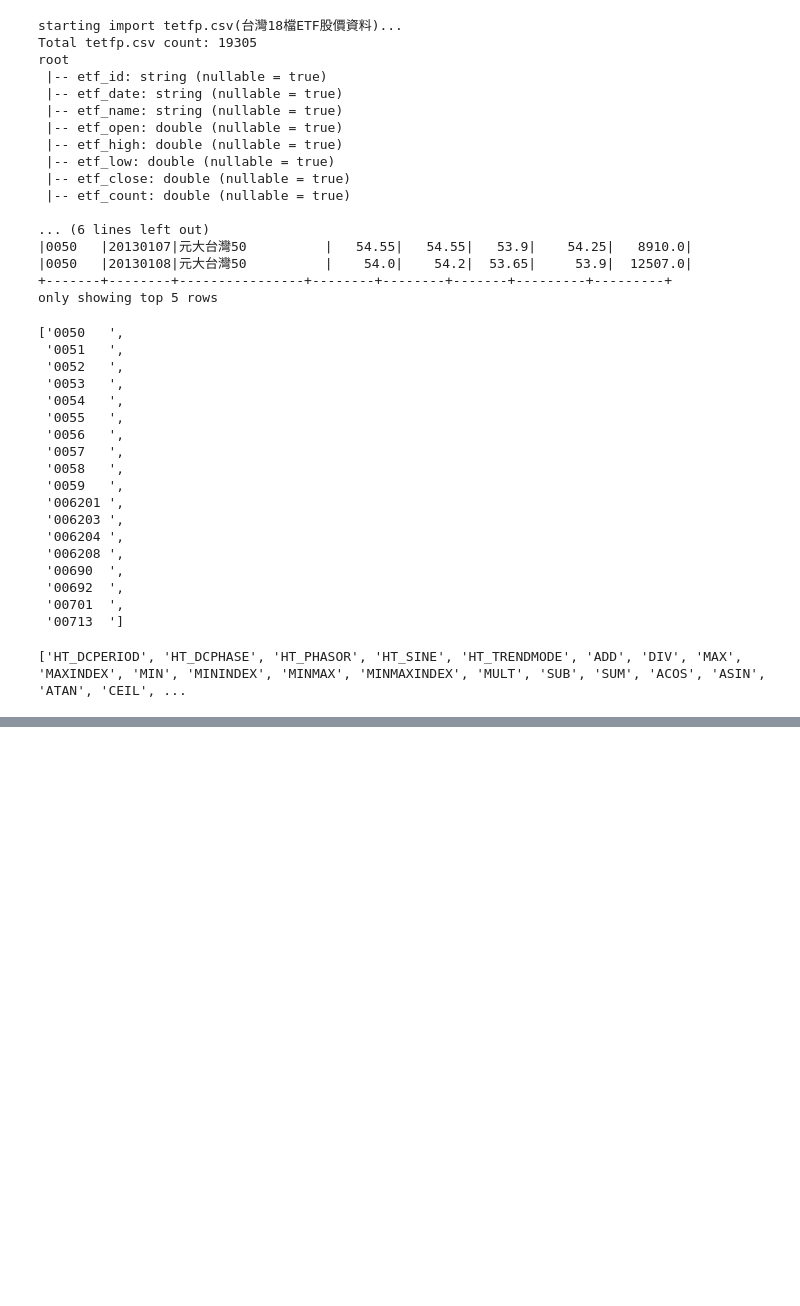
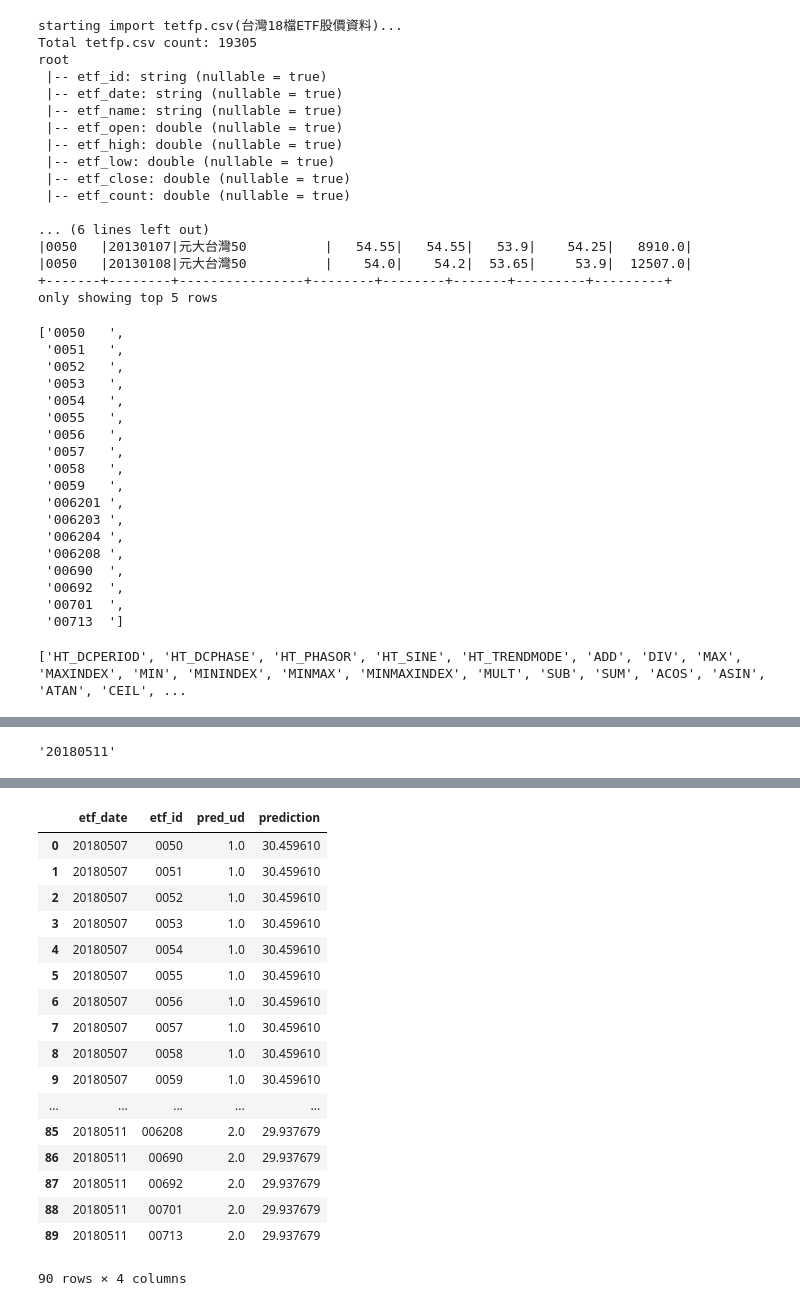
Before and after one commit to yclee0418/BigDataForum, a Jupyter notebook: pySpark-台灣ETF價格預測競賽-Xgb-TAlib.ipynb, the cells around one changed output, grey strips where cells are left out. Cells and saved outputs as stored; diff of their text form; code cells hidden in the pictures; blank space fills up the shorter version.

```diff
--- a/pySpark-台灣ETF價格預測競賽-Xgb-TAlib.ipynb
+++ b/pySpark-台灣ETF價格預測競賽-Xgb-TAlib.ipynb
@@ -258,0 +287,3 @@ create_feature(etf_dic["0050"])
+# %%
+non_feature_list = ['etf_id', 'etf_date', 'etf_close']
+list(train_dt1.columns.values)
@@ -258,0 +347,52 @@ create_feature(etf_dic["0050"])
+# %%
+#計算上或下的值(udf)
+def judge_up_down_pred_native(curr_price, prev_close_price):
+    if checkNan(prev_close_price):
+        return 0.0
+    else:
+        prev_price = prev_close_price
+        if curr_price == prev_price:
+            return 0.0
+        elif curr_price > prev_price:
+            return 1.0
+        else:
+            return 2.0
+# %%
+next_date_range[-1]
+# %% [output]
+'20180511'
+# %%
+predict_res_final = []
+for date in next_date_range:
+    for eid in etf_ids:
+        #do predict
+        pred_data = next_pd_dic[eid.strip()][feature_cols].values
+        pred_res = rf_model1.predict(data=pred_data)
+        print(pred_res)
+        prediction = pred_res[0]
+
+        etf_dt = etf_dic[etfid.strip()]
+        prev_dt = etf_dt.loc[(etf_dt["etf_date"] < date) ].iloc[-1]
+#         print('id of prev_dt: ', eid, ', date: ' ,prev_dt["etf_date"])
+        prev_close = prev_dt["etf_close"]
+        #取出所有預測結果作合併，以進行後續成績計算
+        predict_res_final.append({
+            'etf_id': eid, 'etf_date': date,
+            'prediction': prediction, 'pred_ud': judge_up_down_pred_native(pred_res, prev_close)
+        })
+
+        if date != next_date_range[-1]:
+            #作出新的next_pd
+            new_dic = {'etf_id': [eid], 'etf_date': [date], 'etf_name': [''],
+                       'etf_open': [0.0],  'etf_high': [0.0], 'etf_low': [0.0], 'etf_close': [prediction], 'etf_count': [0.0]}
+            new_pd = pd.DataFrame(data=new_dic)[['etf_id','etf_date','etf_name', 'etf_open', 'etf_high',
+                                                      'etf_low', 'etf_close', 'etf_count']]
+            #print(new_pd)
+            etf_dt=etf_dt.append(new_pd, ignore_index=True)
+            next_date = next_date_range[next_date_range.index(date)+1]
+            etf_pd2, next_pd2 = create_feature(etf_dt, next_date)
+            etf_dic.update({eid.strip(): etf_dt})
+            next_pd_dic.update({eid.strip(): next_pd2})
+
+pd.DataFrame(predict_res_final)
+# %% [output]
@@ -258,0 +416,18 @@ create_feature(etf_dic["0050"])
+|  | etf_date | etf_id | pred_ud | prediction |
+| 0 | 20180507 | 0050 | 1.0 | 30.459610 |
+| 1 | 20180507 | 0051 | 1.0 | 30.459610 |
+| 2 | 20180507 | 0052 | 1.0 | 30.459610 |
+| 3 | 20180507 | 0053 | 1.0 | 30.459610 |
+| 4 | 20180507 | 0054 | 1.0 | 30.459610 |
+| 5 | 20180507 | 0055 | 1.0 | 30.459610 |
+| 6 | 20180507 | 0056 | 1.0 | 30.459610 |
+| 7 | 20180507 | 0057 | 1.0 | 30.459610 |
+| 8 | 20180507 | 0058 | 1.0 | 30.459610 |
+| 9 | 20180507 | 0059 | 1.0 | 30.459610 |
+| ... | ... | ... | ... | ... |
+| 85 | 20180511 | 006208 | 2.0 | 29.937679 |
+| 86 | 20180511 | 00690 | 2.0 | 29.937679 |
+| 87 | 20180511 | 00692 | 2.0 | 29.937679 |
+| 88 | 20180511 | 00701 | 2.0 | 29.937679 |
+| 89 | 20180511 | 00713 | 2.0 | 29.937679 |
+90 rows × 4 columns
```
Also changed, not shown: parts of 14 cells of this notebook.
